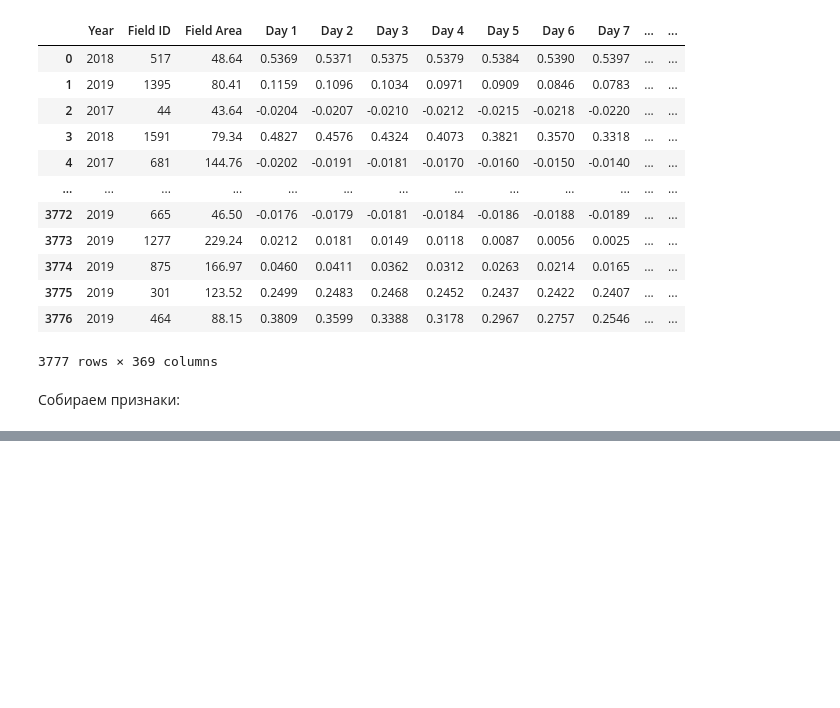
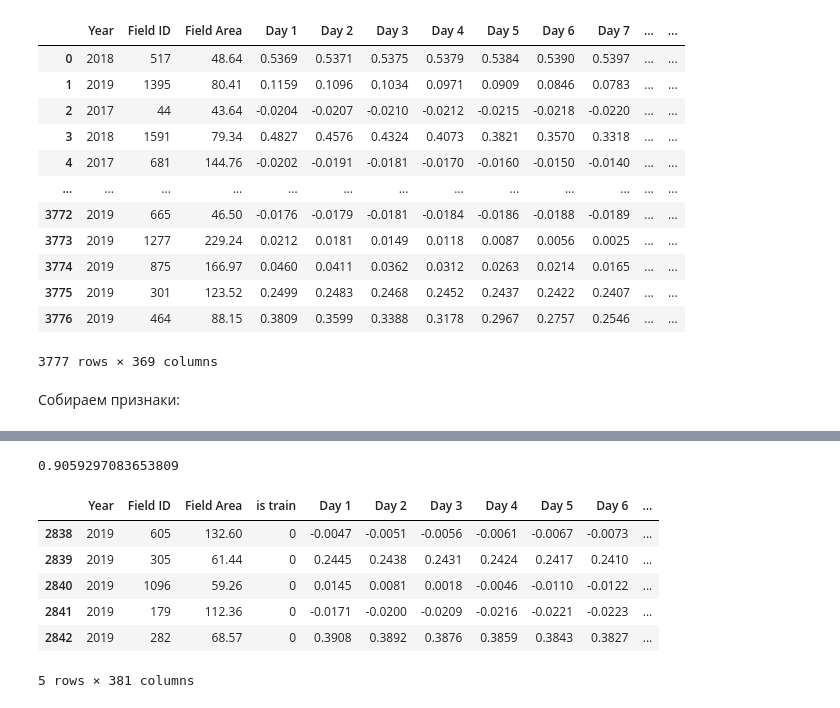
Before and after one commit to MyStupidacc/ac, a Jupyter notebook: fst_chck.ipynb, the cells around one changed output, grey strips where cells are left out. Saved outputs shown, nothing was run; the diff lists cells and outputs as text; code cells hidden in the pictures; blank space fills up the shorter version.

```diff
--- a/fst_chck.ipynb
+++ b/fst_chck.ipynb
@@ -166 +260,9 @@ print(f1_score(y_tv, preds_valid, average='weighted'))
+# %%
+model = RandomForestClassifier(random_state=0, n_estimators=200, max_depth=25)
+model.fit(X_tt, y_tt)
+preds_valid = model.predict(X_tv)
+
+print(f1_score(y_tv, preds_valid, average='weighted'))
+# %% [output]
+0.9059297083653809
 # %%
@@ -170,2 +274,12 @@ preds = model.predict(df_1[df_1['is train']==0].drop(['Field ID', 'is train', 'Y
 # %%
 pd.Series(preds).to_csv('preds.csv', index=False, header=['Culture'])
+# %%
+df_1[df_1['is train']==0].head()
+# %% [output]
+|  | Year | Field ID | Field Area | is train | Day 1 | Day 2 | Day 3 | Day 4 | Day 5 | Day 6 | ... |
+| 2838 | 2019 | 605 | 132.60 | 0 | -0.0047 | -0.0051 | -0.0056 | -0.0061 | -0.0067 | -0.0073 | ... |
+| 2839 | 2019 | 305 | 61.44 | 0 | 0.2445 | 0.2438 | 0.2431 | 0.2424 | 0.2417 | 0.2410 | ... |
+| 2840 | 2019 | 1096 | 59.26 | 0 | 0.0145 | 0.0081 | 0.0018 | -0.0046 | -0.0110 | -0.0122 | ... |
+| 2841 | 2019 | 179 | 112.36 | 0 | -0.0171 | -0.0200 | -0.0209 | -0.0216 | -0.0221 | -0.0223 | ... |
+| 2842 | 2019 | 282 | 68.57 | 0 | 0.3908 | 0.3892 | 0.3876 | 0.3859 | 0.3843 | 0.3827 | ... |
+5 rows × 381 columns
```
Also changed, not shown: parts of 22 cells of this notebook.
